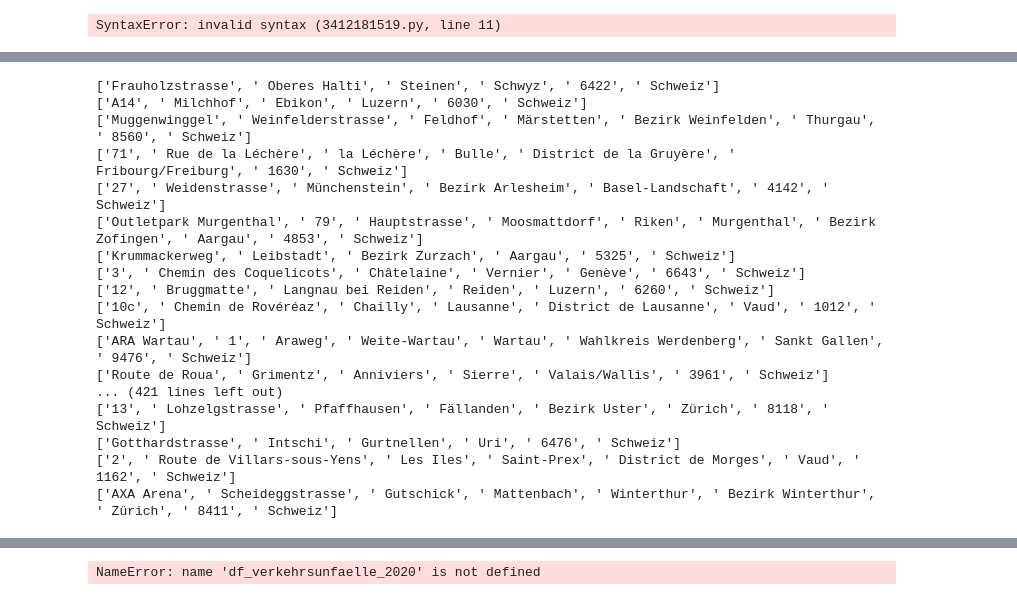
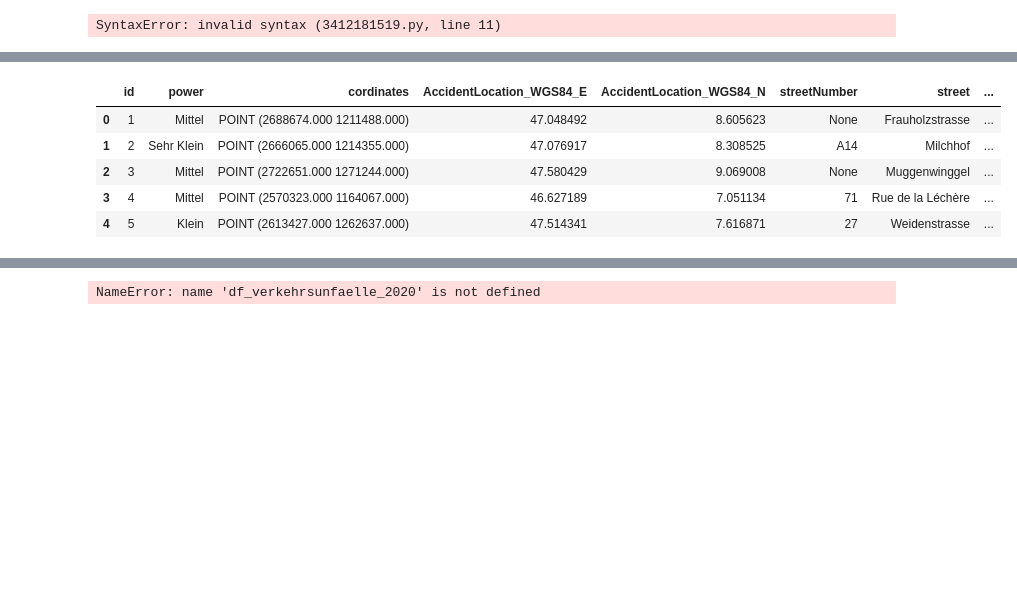
Before and after one commit to nikzhaw/haltestellen, a Jupyter notebook: group_load.ipynb, the cells around one changed output, grey strips where cells are left out. Saved outputs shown, nothing was run; the diff lists cells and outputs as text; code cells hidden in the pictures; blank space fills up the shorter version.

```diff
--- a/group_load.ipynb
+++ b/group_load.ipynb
@@ -275,4 +257,11 @@ for index, row in antennen_5g.iterrows():
 # %%
+antennen_5g['streetNumber'] = None
+antennen_5g['street'] = None
+antennen_5g['town'] = None
+antennen_5g['district'] = None
+antennen_5g['state'] = None
+
+
 street_number = []
 street = []
 town = []
@@ -292,76 +281,69 @@ for index, row in antennen_5g.iterrows():
 
     adresse = get_adress(coordinates)
     if adresse[forward][0].isdigit() or len(adresse[forward]) >1 and adresse[0][1].isdigit():
+        antennen_5g.loc[index , "streetNumber"] = adresse[0]
         street_number.append(adresse[0])
         forward += 1
     else:
         street_number.append(None)
-    print(adresse)
+
 
     street.append(adresse[forward])
+    antennen_5g.loc[index , "street"] = adresse[forward]
+
 
     backward = len(adresse)-1
 
     country.append(adresse[backward])
+    antennen_5g.loc[index , "country"] = adresse[backward]
 
     backward -= 1
 
     postal.append(adresse[backward])
+    antennen_5g.loc[index , "postal"] = adresse[backward]
 
     backward -= 1
 
 
     state.append(adresse[backward])
-
+    antennen_5g.loc[index , "state"] = adresse[backward]
     backward -= 1
 
 
     if adresse[backward].__contains__("ezirk") or adresse[backward].__contains__("istrict"):
         district.append(adresse[backward])
+        antennen_5g.loc[index , "district"] = adresse[backward]
         backward -= 1
     else:
         district.append(None)
 
     town.append(adresse[backward])
 
     backward -= 1
 
 
   #  print(row)
 
    ## antennen_5g['street'] = adresse[0]
 
   #  print(int(adresse[0]))
 
 
     counter += 1
-    # if counter > 8:
-     #   break
+    if counter > 16:
+        break
 
-antennen_5g['streetNumber'] = street_number
-antennen_5g['street'] = street
-antennen_5g['town'] = town
-antennen_5g['district'] = district
-antennen_5g['state'] = state
+
+
+
 antennen_5g.head()
 # %% [output]
-['Frauholzstrasse', ' Oberes Halti', ' Steinen', ' Schwyz', ' 6422', ' Schweiz']
-['A14', ' Milchhof', ' Ebikon', ' Luzern', ' 6030', ' Schweiz']
-['Muggenwinggel', ' Weinfelderstrasse', ' Feldhof', ' Märstetten', ' Bezirk Weinfelden', ' Thurgau', ' 8560', ' Schweiz']
-['71', ' Rue de la Léchère', ' la Léchère', ' Bulle', ' District de la Gruyère', ' Fribourg/Freiburg', ' 1630', ' Schweiz']
-['27', ' Weidenstrasse', ' Münchenstein', ' Bezirk Arlesheim', ' Basel-Landschaft', ' 4142', ' Schweiz']
-['Outletpark Murgenthal', ' 79', ' Hauptstrasse', ' Moosmattdorf', ' Riken', ' Murgenthal', ' Bezirk Zofingen', ' Aargau', ' 4853', ' Schweiz']
-['Krummackerweg', ' Leibstadt', ' Bezirk Zurzach', ' Aargau', ' 5325', ' Schweiz']
-['3', ' Chemin des Coquelicots', ' Châtelaine', ' Vernier', ' Genève', ' 6643', ' Schweiz']
-['12', ' Bruggmatte', ' Langnau bei Reiden', ' Reiden', ' Luzern', ' 6260', ' Schweiz']
-['10c', ' Chemin de Rovéréaz', ' Chailly', ' Lausanne', ' District de Lausanne', ' Vaud', ' 1012', ' Schweiz']
-['ARA Wartau', ' 1', ' Araweg', ' Weite-Wartau', ' Wartau', ' Wahlkreis Werdenberg', ' Sankt Gallen', ' 9476', ' Schweiz']
-['Route de Roua', ' Grimentz', ' Anniviers', ' Sierre', ' Valais/Wallis', ' 3961', ' Schweiz']
-... (421 lines left out)
-['13', ' Lohzelgstrasse', ' Pfaffhausen', ' Fällanden', ' Bezirk Uster', ' Zürich', ' 8118', ' Schweiz']
-['Gotthardstrasse', ' Intschi', ' Gurtnellen', ' Uri', ' 6476', ' Schweiz']
-['2', ' Route de Villars-sous-Yens', ' Les Iles', ' Saint-Prex', ' District de Morges', ' Vaud', ' 1162', ' Schweiz']
-['AXA Arena', ' Scheideggstrasse', ' Gutschick', ' Mattenbach', ' Winterthur', ' Bezirk Winterthur', ' Zürich', ' 8411', ' Schweiz']
+|  | id | power | cordinates | AccidentLocation_WGS84_E | AccidentLocation_WGS84_N | streetNumber | street | ... |
+| 0 | 1 | Mittel | POINT (2688674.000 1211488.000) | 47.048492 | 8.605623 | None | Frauholzstrasse | ... |
+| 1 | 2 | Sehr Klein | POINT (2666065.000 1214355.000) | 47.076917 | 8.308525 | A14 | Milchhof | ... |
+| 2 | 3 | Mittel | POINT (2722651.000 1271244.000) | 47.580429 | 9.069008 | None | Muggenwinggel | ... |
+| 3 | 4 | Mittel | POINT (2570323.000 1164067.000) | 46.627189 | 7.051134 | 71 | Rue de la Léchère | ... |
+| 4 | 5 | Klein | POINT (2613427.000 1262637.000) | 47.514341 | 7.616871 | 27 | Weidenstrasse | ... |
 # %%
 antennen_5g.head(30)
 # %% [output]
```
Also changed, not shown: parts of 1 cell of this notebook.
